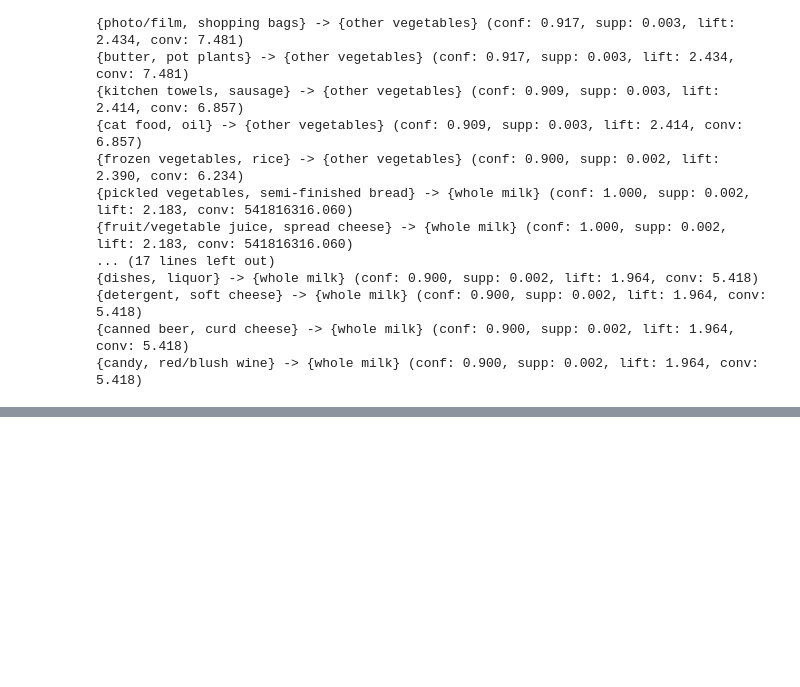
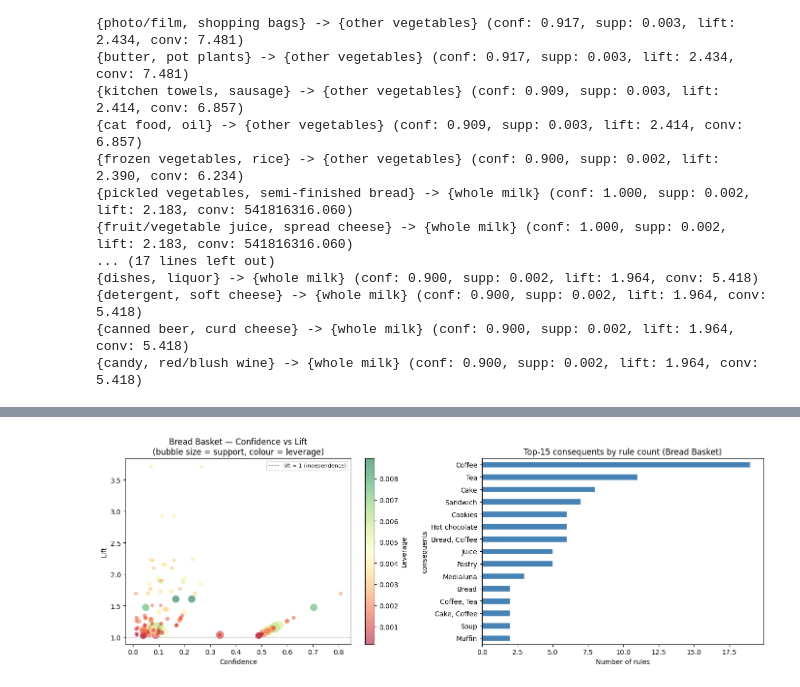
Before and after one commit to robin-szy/machine-learning-course-projects, a Jupyter notebook: HW1_Clustering_Supermarket/association.ipynb, the cells around one changed output, grey strips where cells are left out. Cells and saved outputs as stored; diff of their text form; code cells hidden in the pictures; blank space fills up the shorter version.

Commit message:
Clustering: Implemented all methods and tested, need to play with some values to determine what's best.
Association: Did FP-Growth Analysis for both datasets, and metrics (Zhang)

```diff
--- a/HW1_Clustering_Supermarket/association.ipynb
+++ b/HW1_Clustering_Supermarket/association.ipynb
@@ -177,0 +220,16 @@ for rule in sorted(rules_rhs, key=lambda rule: rule.lift)[::-1]:
+# %%
+from mlxtend.frequent_patterns import fpgrowth, association_rules
+# Note: mlxtend.preprocessing is incompatible with scipy on Python 3.13.
+# We build the one-hot transaction matrix with pd.crosstab (pure pandas, no scipy) since I had many version issues :/
+
+# Reload so this section is self-contained
+bb_raw = pd.read_csv('bread basket.csv')
+
+# pd.crosstab gives a Transaction × Item count matrix; clip to bool for FP-Growth
+bb_ohe = pd.crosstab(bb_raw['Transaction'], bb_raw['Item']).astype(bool)
+
+freq_bb   = fpgrowth(bb_ohe, min_support=0.005, use_colnames=True)
+freq_bb['length'] = freq_bb['itemsets'].apply(len)
+
+print(f"Frequent itemsets (min_support=0.5%): {len(freq_bb)}")
+freq_bb.sort_values('support', ascending=False).head(10)
@@ -177,0 +291,30 @@ for rule in sorted(rules_rhs, key=lambda rule: rule.lift)[::-1]:
+# %%
+fig, axes = plt.subplots(1, 2, figsize=(14, 5))
+
+# Confidence vs Lift scatter (size = support, colour = leverage)
+sc = axes[0].scatter(
+    rules_bb['confidence'], rules_bb['lift'],
+    s=rules_bb['support'] * 5000, alpha=0.55,
+    c=rules_bb['leverage'], cmap='RdYlGn', edgecolors='none'
+)
+plt.colorbar(sc, ax=axes[0], label='Leverage')
+axes[0].axhline(1, color='grey', ls='--', lw=0.8, label='lift = 1 (independence)')
+axes[0].set(xlabel='Confidence', ylabel='Lift',
+            title='Bread Basket - Confidence vs Lift\n(bubble size = support, colour = leverage)')
+axes[0].legend(fontsize=8)
+
+# Top-15 consequents by rule count
+top_cons = (
+    rules_bb['consequents']
+    .apply(lambda x: ', '.join(sorted(x)))
+    .value_counts()
+    .head(15)
+)
+top_cons.sort_values().plot.barh(ax=axes[1], color='steelblue', edgecolor='white')
+axes[1].set(title='Top-15 consequents by rule count (Bread Basket)',
+            xlabel='Number of rules')
+
+plt.tight_layout()
+plt.show()
+# %% [output]
+[figure, added]
```
Also changed, not shown: parts of 16 cells of this notebook, 1 other file.
